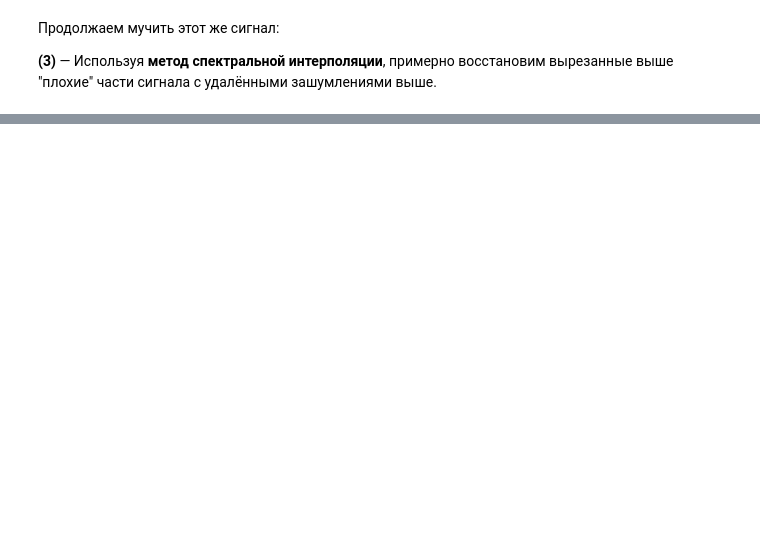
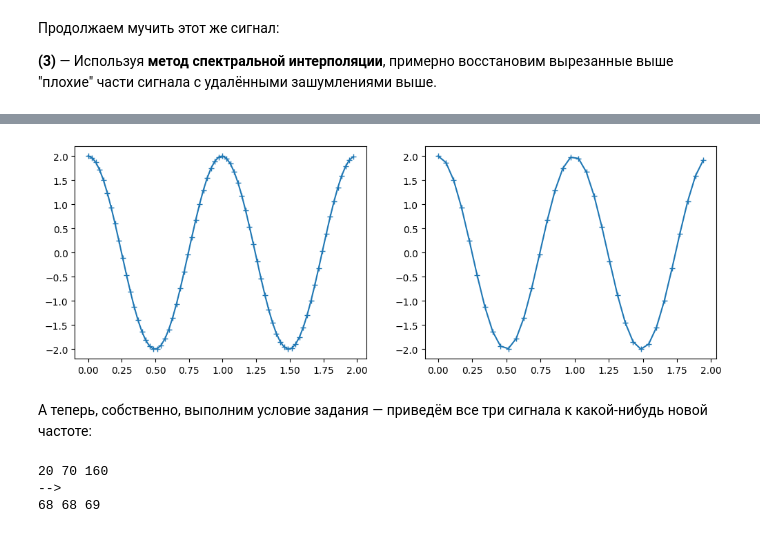
Before and after one commit to bakafox/digsigproc, a Jupyter notebook: Lab7/outliers.ipynb, the cells around one changed output, grey strips where cells are left out. Drawn from its saved outputs; the diff is of its cells as text; code cells hidden in the pictures; blank space fills up the shorter version.

```diff
--- a/Lab7/outliers.ipynb
+++ b/Lab7/outliers.ipynb
@@ -194,0 +261,47 @@ plt.show()
+# %%
+# См. "filters.ipynb", пункт 6.
+
+def butterwort_lofreq_nth(n, w, w_c):
+    imag = (w / w_c)
+    real = (0 / w_c) # Нет затухающих частот --> Действительную часть фильтра Баттерворта можно отбросить
+    S = real + 1j * imag
+
+    return (1 / (1 + (-1)**n * (S)**(2*n)))
+# %%
+def downsample(signal_orig, disc_orig, N):
+    # Частота Найквиста = 1/2 частоты дискретизации
+    nyquist_orig = disc_orig / 2
+    nyquist_new = (disc_orig / N) / 2
+
+    signal_orig_freq = np.fft.fftfreq(len(signal_orig), 1/disc_orig)
+    signal_orig_fft = np.fft.fft(signal_orig)
+
+    filter_lofreq = butterwort_lofreq_nth(10, signal_orig_freq, nyquist_new)
+
+    signal_filtered_fft = signal_orig_fft * filter_lofreq
+    signal_filtered = np.fft.ifft(signal_filtered_fft)
+
+    time_orig = np.arange(0, 1, 1/len(signal_filtered.real)) # Нам пофиг, как конкретно идёт время
+    time_new = np.arange(0, 1, 1/(len(signal_filtered.real) / N)) # Главное, изобразить увеличение числа точек
+
+    signal_new = np.interp(time_new, time_orig, signal_filtered.real) # "Растягиваем" изначальный сигнал
+    return signal_new
+# %%
+cosinus35_values_x05 = downsample(cosinus35_values, (1/35), 2)
+
+cosinus35_time_x05 = np.linspace(0, 2, len(cosinus35_values_x05), endpoint=False)
+
+
+plt.figure(figsize=(12, 4))
+
+plt.subplot(1, 2, 1)
+plt.plot(cosinus35_time, cosinus35_values, marker='+')
+
+plt.subplot(1, 2, 2)
+plt.plot(cosinus35_time_x05, cosinus35_values_x05, marker='+')
+
+plt.show()
+# %% [output]
+[figure, added]
+# %% [markdown]
+А теперь, собственно, выполним условие задания — приведём все три сигнала к какой-нибудь новой частоте:
@@ -194,0 +347,9 @@ plt.show()
+# %%
+Ns = list(range(1, 101, +1)) + [100]*3 + list(range(100, 19, -1))
+
+for N in Ns:
+    mega_rzhaka(N)
+# %% [output]
+20 70 160
+-->
+68 68 69
```
Also changed, not shown: parts of 18 cells of this notebook, 1 other file.
